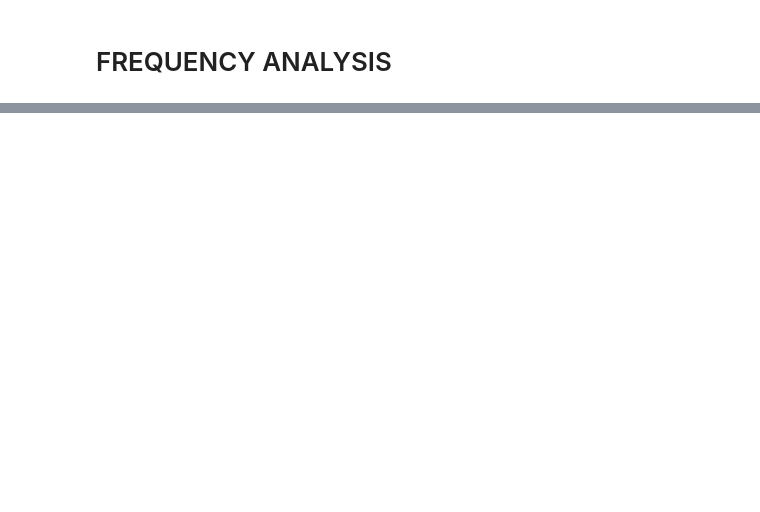
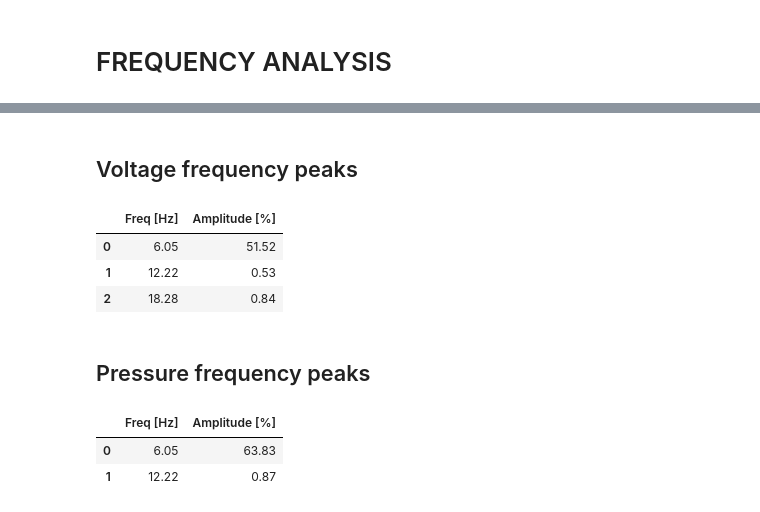
Before and after one commit to Eliott-Sarrey/DispoPiezo, a Jupyter notebook: Measurements.ipynb, the cells around one changed output, grey strips where cells are left out. Saved outputs shown, nothing was run; the diff lists cells and outputs as text; code cells hidden in the pictures; blank space fills up the shorter version.

```diff
--- a/Measurements.ipynb
+++ b/Measurements.ipynb
@@ -181,2 +167,29 @@ plotGraph([graphPressureFT, graphPressurePeaks], [graphVoltageFT, graphVoltageFT
+# %% [markdown]
+## Voltage frequency peaks
+# %%
+pd.DataFrame(   np.array([
+                ['%0.2f'%i for i in np.real(voltage.freq[voltagePeaks]) ],
+                ['%0.2f'%i for i in np.real(voltage.ampFT[voltagePeaks]*100)]
+                ]).transpose(),
+                columns = ['Freq [Hz]', 'Amplitude [%]']
+            )
+# %% [output]
+|  | Freq [Hz] | Amplitude [%] |
+| 0 | 6.05 | 51.52 |
+| 1 | 12.22 | 0.53 |
+| 2 | 18.28 | 0.84 |
+# %% [markdown]
+## Pressure frequency peaks
+# %%
+pd.DataFrame(   np.array([
+                ['%0.2f'%i for i in np.real(pressure.freq[pressurePeaks])],
+                ['%0.2f'%i for i in np.real(pressure.ampFT[pressurePeaks])*100]
+                ]).transpose(),
+                columns = ['Freq [Hz]', 'Amplitude [%]']
+            )
+# %% [output]
+|  | Freq [Hz] | Amplitude [%] |
+| 0 | 6.05 | 63.83 |
+| 1 | 12.22 | 0.87 |
 # %%
 ### Save files
```
Also changed, not shown: parts of 12 cells of this notebook, 5 other files.
